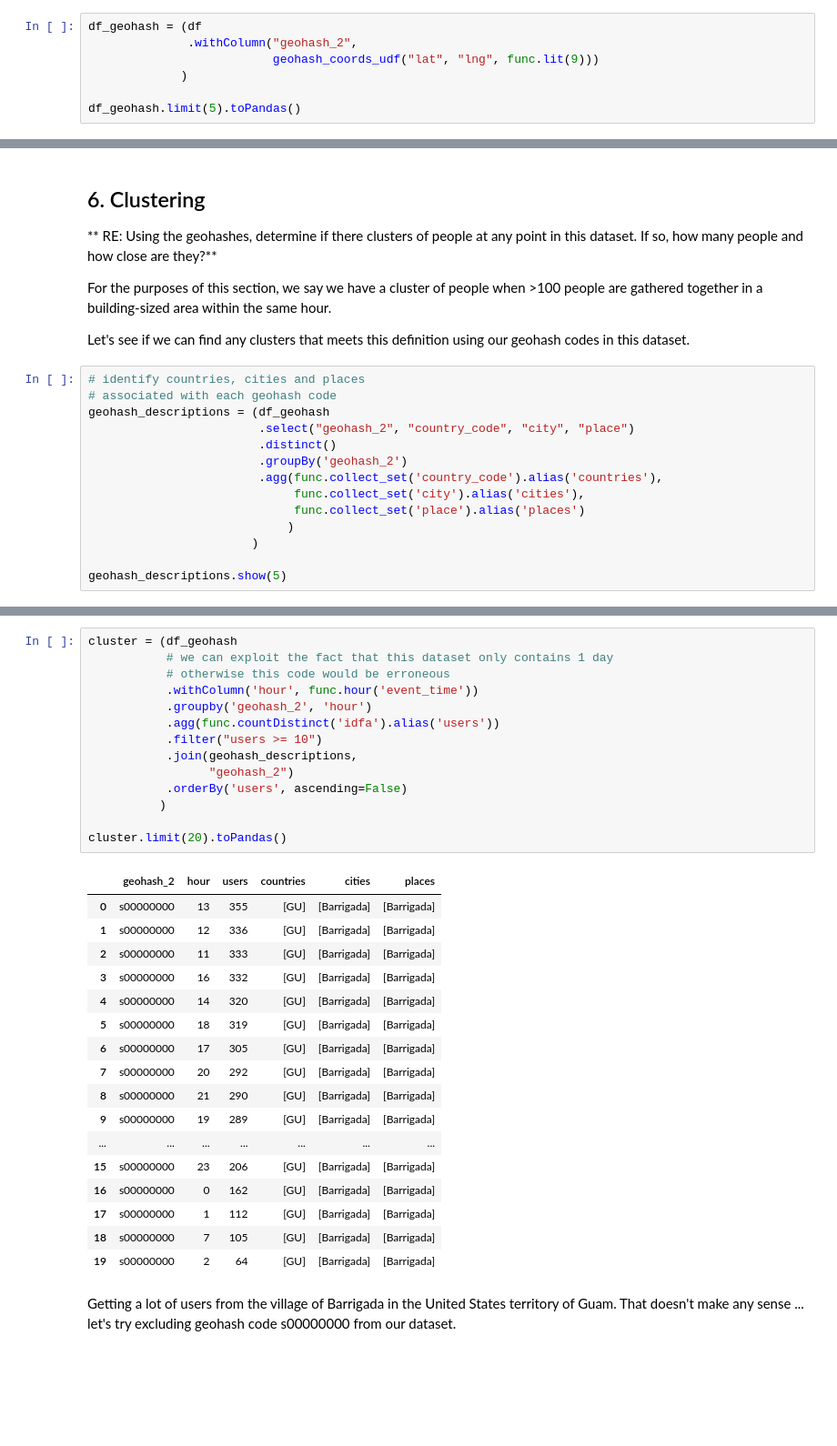
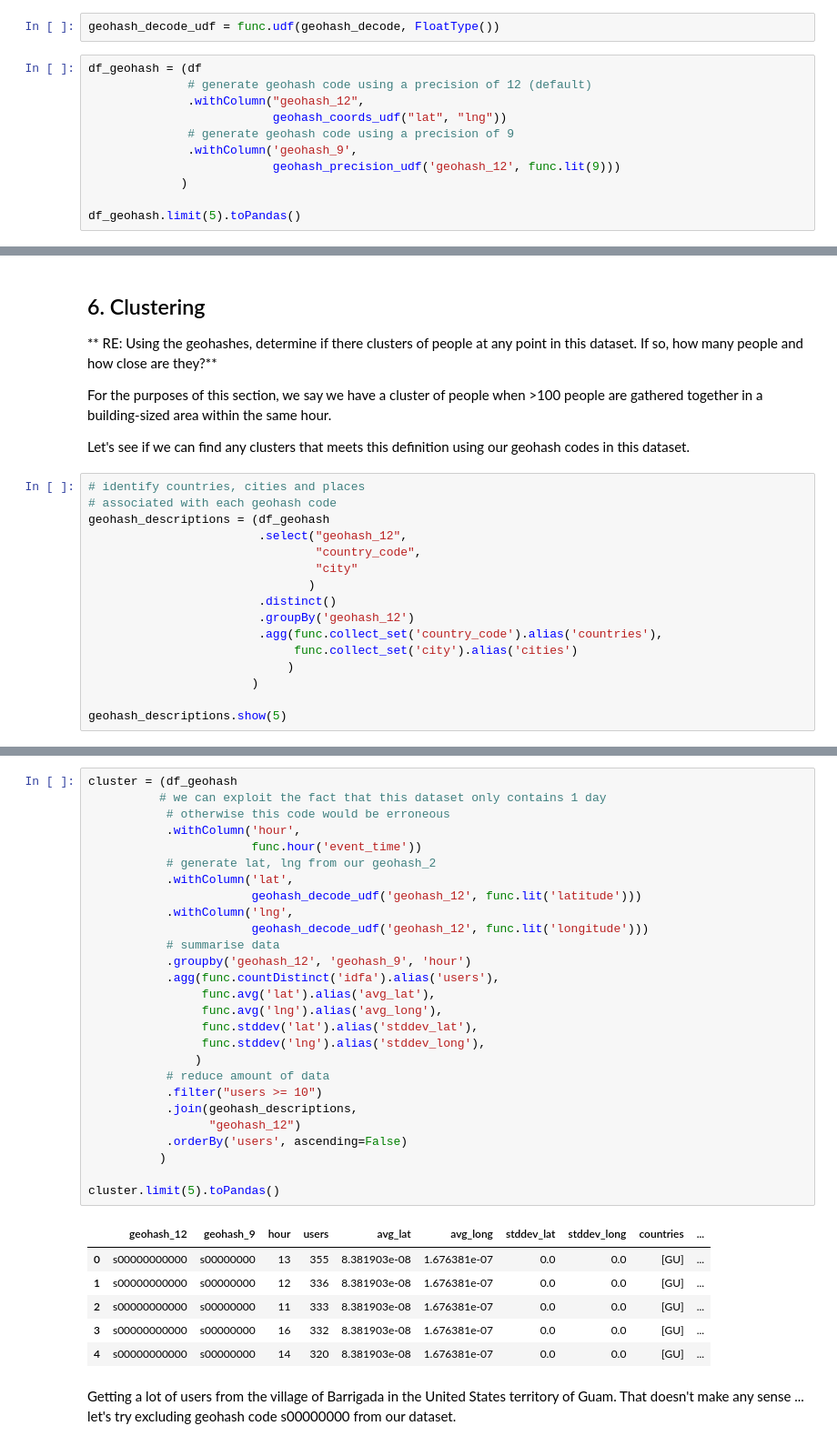
Before and after one commit to fqaiser94/DataEngChallenge, a Jupyter notebook: Freckle Data Engineer Challenge.ipynb, the cells around one changed output, grey strips where cells are left out. Shown at 91% size. Cells and saved outputs as stored; diff of their text form; blank space fills up the shorter version.

Commit message:
calculate avg lat, avg lng for each identified  cluster

```diff
--- a/Freckle Data Engineer Challenge.ipynb
+++ b/Freckle Data Engineer Challenge.ipynb
@@ -613,9 +632,15 @@ from pyspark.sql.types import StringType
 # %%
 geohash_coords_udf = func.udf(geohash_coords, StringType())
+# %%
+geohash_decode_udf = func.udf(geohash_decode, FloatType())
 # %%
 df_geohash = (df
-              .withColumn("geohash_2",
-                          geohash_coords_udf("lat", "lng", func.lit(9)))
+              # generate geohash code using a precision of 12 (default)
+              .withColumn("geohash_12",
+                          geohash_coords_udf("lat", "lng"))
+              # generate geohash code using a precision of 9
+              .withColumn('geohash_9',
+                          geohash_precision_udf('geohash_12', func.lit(9)))
              )
 
 df_geohash.limit(5).toPandas()
@@ -641,12 +666,14 @@ Let's see if we can find any clusters that meets this definition using our geoha
 # identify countries, cities and places
 # associated with each geohash code
 geohash_descriptions = (df_geohash
-                        .select("geohash_2", "country_code", "city", "place")
+                        .select("geohash_12",
+                                "country_code",
+                                "city"
+                               )
                         .distinct()
-                        .groupBy('geohash_2')
+                        .groupBy('geohash_12')
                         .agg(func.collect_set('country_code').alias('countries'),
-                             func.collect_set('city').alias('cities'),
-                             func.collect_set('place').alias('places')
+                             func.collect_set('city').alias('cities')
                             )
                        )
 
@@ -664,35 +691,37 @@ geohash_descriptions.show(5)
 only showing top 5 rows
 # %%
 cluster = (df_geohash
-           # we can exploit the fact that this dataset only contains 1 day
+          # we can exploit the fact that this dataset only contains 1 day
            # otherwise this code would be erroneous
-           .withColumn('hour', func.hour('event_time'))
-           .groupby('geohash_2', 'hour')
-           .agg(func.countDistinct('idfa').alias('users'))
+           .withColumn('hour',
+                       func.hour('event_time'))
+           # generate lat, lng from our geohash_2
+           .withColumn('lat',
+                       geohash_decode_udf('geohash_12', func.lit('latitude')))
+           .withColumn('lng',
+                       geohash_decode_udf('geohash_12', func.lit('longitude')))
+           # summarise data
+           .groupby('geohash_12', 'geohash_9', 'hour')
+           .agg(func.countDistinct('idfa').alias('users'),
+                func.avg('lat').alias('avg_lat'),
+                func.avg('lng').alias('avg_long'),
+                func.stddev('lat').alias('stddev_lat'),
+                func.stddev('lng').alias('stddev_long'),
+               )
+           # reduce amount of data
            .filter("users >= 10")
            .join(geohash_descriptions,
-                 "geohash_2")
+                 "geohash_12")
            .orderBy('users', ascending=False)
           )
 
-cluster.limit(20).toPandas()
+cluster.limit(5).toPandas()
 # %% [output]
-|  | geohash_2 | hour | users | countries | cities | places |
-| 0 | s00000000 | 13 | 355 | [GU] | [Barrigada] | [Barrigada] |
-| 1 | s00000000 | 12 | 336 | [GU] | [Barrigada] | [Barrigada] |
-| 2 | s00000000 | 11 | 333 | [GU] | [Barrigada] | [Barrigada] |
-| 3 | s00000000 | 16 | 332 | [GU] | [Barrigada] | [Barrigada] |
-| 4 | s00000000 | 14 | 320 | [GU] | [Barrigada] | [Barrigada] |
-| 5 | s00000000 | 18 | 319 | [GU] | [Barrigada] | [Barrigada] |
-| 6 | s00000000 | 17 | 305 | [GU] | [Barrigada] | [Barrigada] |
-| 7 | s00000000 | 20 | 292 | [GU] | [Barrigada] | [Barrigada] |
-| 8 | s00000000 | 21 | 290 | [GU] | [Barrigada] | [Barrigada] |
-| 9 | s00000000 | 19 | 289 | [GU] | [Barrigada] | [Barrigada] |
-| ... | ... | ... | ... | ... | ... | ... |
-| 15 | s00000000 | 23 | 206 | [GU] | [Barrigada] | [Barrigada] |
-| 16 | s00000000 | 0 | 162 | [GU] | [Barrigada] | [Barrigada] |
-| 17 | s00000000 | 1 | 112 | [GU] | [Barrigada] | [Barrigada] |
-| 18 | s00000000 | 7 | 105 | [GU] | [Barrigada] | [Barrigada] |
-| 19 | s00000000 | 2 | 64 | [GU] | [Barrigada] | [Barrigada] |
+|  | geohash_12 | geohash_9 | hour | users | avg_lat | avg_long | stddev_lat | stddev_long | countries | ... |
+| 0 | s00000000000 | s00000000 | 13 | 355 | 8.381903e-08 | 1.676381e-07 | 0.0 | 0.0 | [GU] | ... |
+| 1 | s00000000000 | s00000000 | 12 | 336 | 8.381903e-08 | 1.676381e-07 | 0.0 | 0.0 | [GU] | ... |
+| 2 | s00000000000 | s00000000 | 11 | 333 | 8.381903e-08 | 1.676381e-07 | 0.0 | 0.0 | [GU] | ... |
+| 3 | s00000000000 | s00000000 | 16 | 332 | 8.381903e-08 | 1.676381e-07 | 0.0 | 0.0 | [GU] | ... |
+| 4 | s00000000000 | s00000000 | 14 | 320 | 8.381903e-08 | 1.676381e-07 | 0.0 | 0.0 | [GU] | ... |
 # %% [markdown]
 Getting a lot of users from the village of Barrigada in the United States territory of Guam. That doesn't make any sense ... let's try excluding geohash code s00000000 from our dataset.
```
Also changed, not shown: parts of 11 cells of this notebook.
